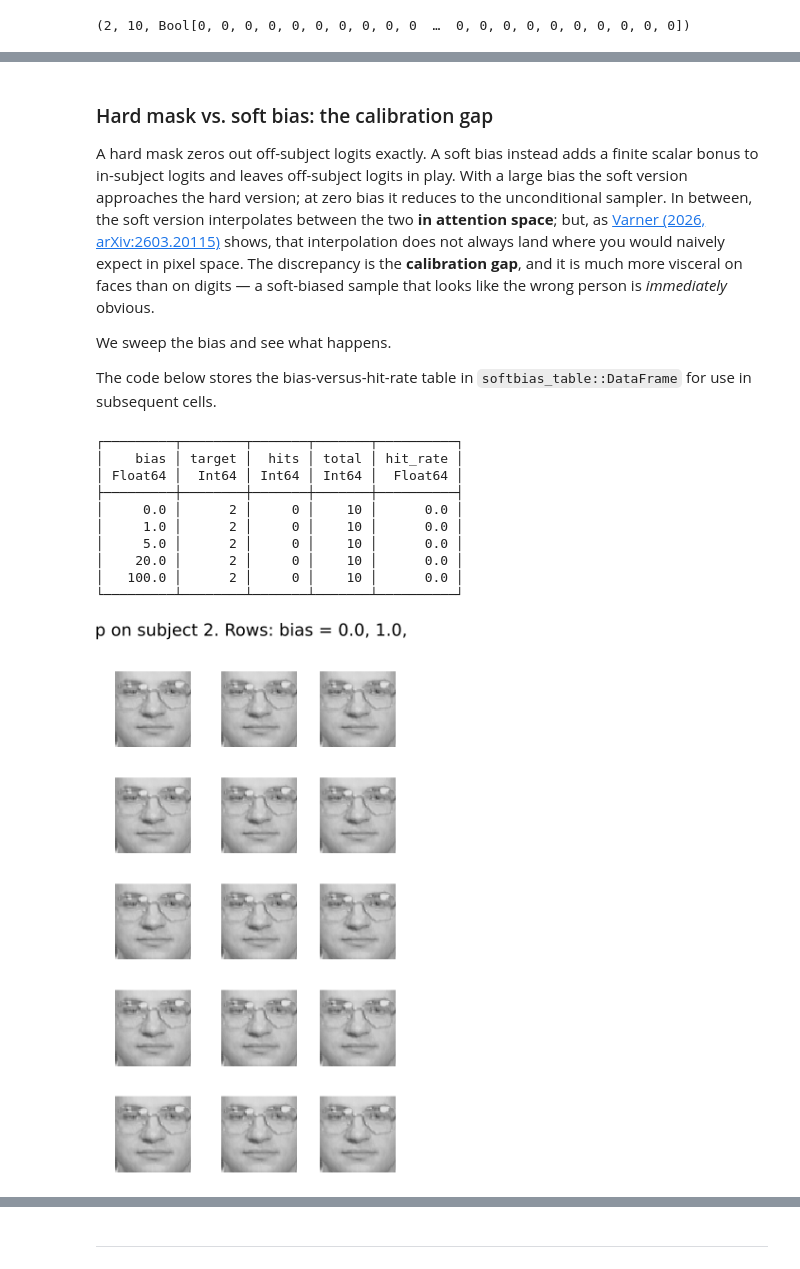
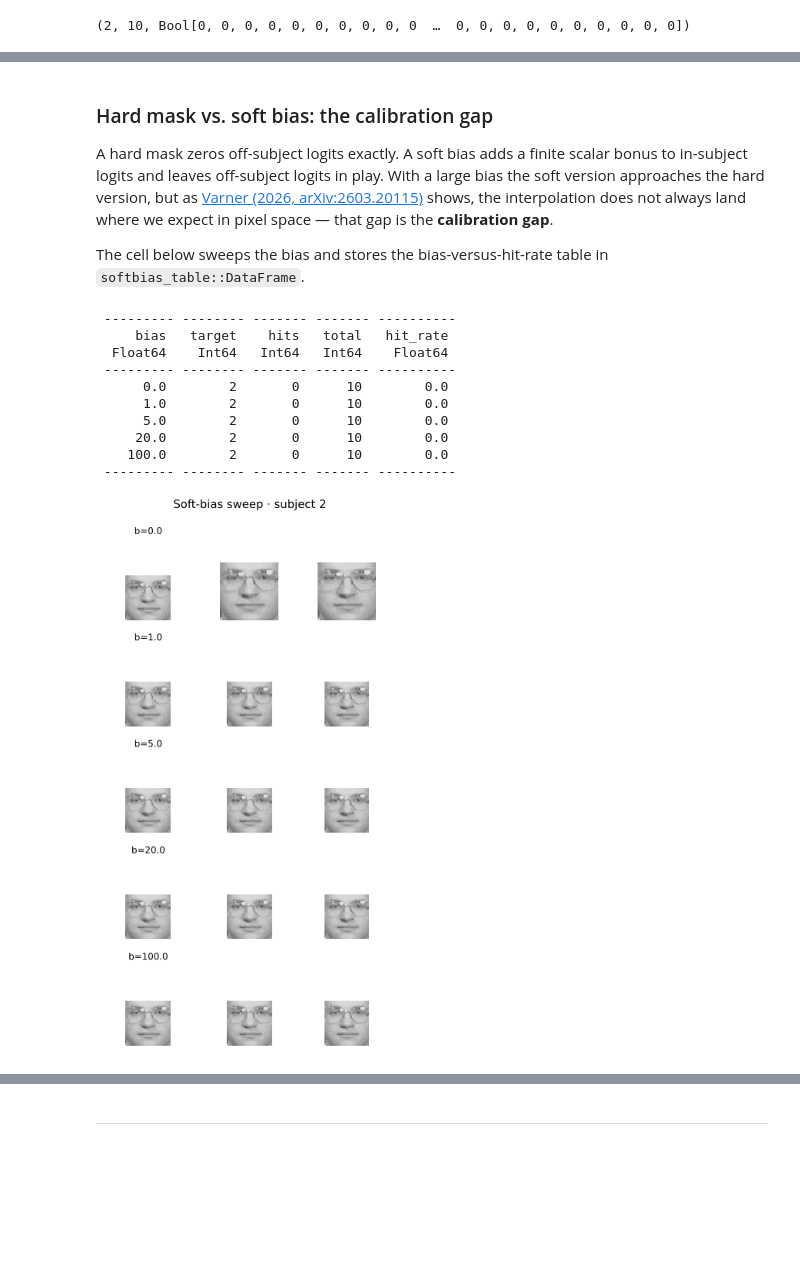
Before and after one commit to varnerlab/Practicum-5820-S2026, a Jupyter notebook: CHEME-5820-Practicum-S2026.ipynb, the cells around one changed output, grey strips where cells are left out. Drawn from its saved outputs; the diff is of its cells as text; code cells hidden in the pictures; blank space fills up the shorter version.

```diff
--- a/CHEME-5820-Practicum-S2026.ipynb
+++ b/CHEME-5820-Practicum-S2026.ipynb
@@ -374,12 +385,13 @@ end;
 # %% [markdown]
 ### Hard mask vs. soft bias: the calibration gap
-A hard mask zeros out off-subject logits exactly. A soft bias instead adds a finite scalar bonus to in-subject logits and leaves off-subject logits in play. With a large bias the soft version approaches the hard version; at zero bias it reduces to the unconditional sampler. In between, the soft version interpolates between the two **in attention space**; but, as [Varner (2026, arXiv:2603.20115)](https://arxiv.org/abs/2603.20115) shows, that interpolation does not always land where you would naively expect in pixel space. The discrepancy is the **calibration gap**, and it is much more visceral on faces than on digits — a soft-biased sample that looks like the wrong person is *immediately* obvious.
 
-We sweep the bias and see what happens.
+A hard mask zeros off-subject logits exactly. A soft bias adds a finite scalar bonus to in-subject logits and leaves off-subject logits in play. With a large bias the soft version approaches the hard version, but as [Varner (2026, arXiv:2603.20115)](https://arxiv.org/abs/2603.20115) shows, the interpolation does not always land where we expect in pixel space — that gap is the **calibration gap**.
 
-The code below stores the bias-versus-hit-rate table in `softbias_table::DataFrame` for use in subsequent cells.
+The cell below sweeps the bias and stores the bias-versus-hit-rate table in `softbias_table::DataFrame`.
 # %%
 softbias_table = let
+
+
     df = DataFrame(bias = Float64[], target = Int[], hits = Int[], total = Int[], hit_rate = Float64[])
     in_class = [yj == target_class for yj in y]
     for b in [0.0, 1.0, 5.0, 20.0, 100.0]
@@ -390,36 +402,47 @@ softbias_table = let
         h = count(==(target_class), labels)
         push!(df, (bias = b, target = target_class, hits = h, total = n_samples_class, hit_rate = h / n_samples_class))
     end
-    pretty_table(df)
-    df
+
+    # table -
+    pretty_table(df;
+        backend = :text,
+        table_format = TextTableFormat(borders = text_table_borders__compact)
+    );
+
+    df; # return -
 end;
 # %% [output]
-┌─────────┬────────┬───────┬───────┬──────────┐
-│    bias │ target │  hits │ total │ hit_rate │
-│ Float64 │  Int64 │ Int64 │ Int64 │  Float64 │
-├─────────┼────────┼───────┼───────┼──────────┤
-│     0.0 │      2 │     0 │    10 │      0.0 │
-│     1.0 │      2 │     0 │    10 │      0.0 │
-│     5.0 │      2 │     0 │    10 │      0.0 │
-│    20.0 │      2 │     0 │    10 │      0.0 │
-│   100.0 │      2 │     0 │    10 │      0.0 │
-└─────────┴────────┴───────┴───────┴──────────┘
+ --------- -------- ------- ------- ----------
+     bias   target    hits   total   hit_rate
+  Float64    Int64   Int64   Int64    Float64
+ --------- -------- ------- ------- ----------
+      0.0        2       0      10        0.0
+      1.0        2       0      10        0.0
+      5.0        2       0      10        0.0
+     20.0        2       0      10        0.0
+    100.0        2       0      10        0.0
+ --------- -------- ------- ------- ----------
 # %%
-# Visualize one batch from each bias setting side-by-side at the fixed target subject.
+# Visualize one batch from each bias setting, one row per bias level.
 let
     biases = [0.0, 1.0, 5.0, 20.0, 100.0]
     n_per = 3
     grid_cols = Vector{Vector{Float64}}()
+    titles = String[]
     in_class = [yj == target_class for yj in y]
     for b in biases
         sb_vec = Float64.([m ? b : 0.0 for m in in_class])
         s = stochastic_attention_sample(sa_cond, n_per; n_steps = 3000, soft_bias = sb_vec)
         for k in 1:n_per
             push!(grid_cols, s[:, k])
+            push!(titles, k == 1 ? "b=$(b)" : "")
         end
     end
     G = reduce(hcat, grid_cols)
-    image_grid(G, n_per; title = "Soft-bias sweep on subject $(target_class). Rows: bias = " * join(string.(biases), ", "))
+    image_grid(G, n_per;
+        title = "Soft-bias sweep · subject $(target_class)",
+        tile_titles = titles,
+        tile_px = 130)
 end
 # %% [output]
-[figure, old version]
+[figure, new version]
```
Also changed, not shown: parts of 55 cells of this notebook, 1 other file.
